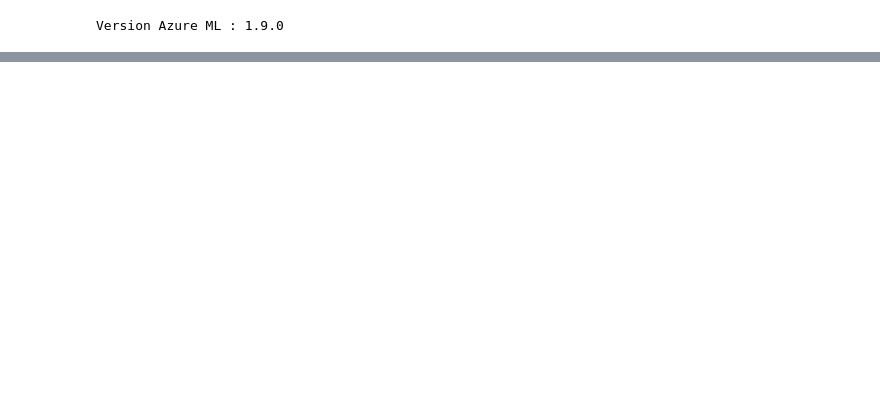
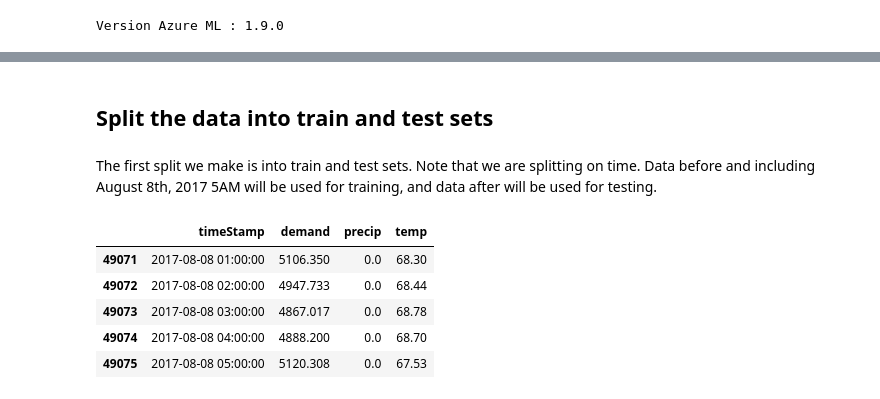
Before and after one commit to retkowsky/WorkshopAML2020, a Jupyter notebook: 4 AutoML Forecast.ipynb, the cells around one changed output, grey strips where cells are left out. Saved outputs shown, nothing was run; the diff lists cells and outputs as text; code cells hidden in the pictures; blank space fills up the shorter version.

```diff
--- a/4 AutoML Forecast.ipynb
+++ b/4 AutoML Forecast.ipynb
@@ -378,0 +99,15 @@ To produce predictions on the test set, we need to know the feature values at al
+# %% [markdown]
+## Split the data into train and test sets
+# %% [markdown]
+The first split we make is into train and test sets. Note that we are splitting on time. Data before and including August 8th, 2017 5AM will be used for training, and data after will be used for testing.
+# %%
+# split into train based on time
+train = dataset.time_before(datetime(2017, 8, 8, 5), include_boundary=True)
+train.to_pandas_dataframe().reset_index(drop=True).sort_values(time_column_name).tail(5)
+# %% [output]
+|  | timeStamp | demand | precip | temp |
+| 49071 | 2017-08-08 01:00:00 | 5106.350 | 0.0 | 68.30 |
+| 49072 | 2017-08-08 02:00:00 | 4947.733 | 0.0 | 68.44 |
+| 49073 | 2017-08-08 03:00:00 | 4867.017 | 0.0 | 68.78 |
+| 49074 | 2017-08-08 04:00:00 | 4888.200 | 0.0 | 68.70 |
+| 49075 | 2017-08-08 05:00:00 | 5120.308 | 0.0 | 67.53 |
```
Also changed, not shown: parts of 99 cells of this notebook, 13 other files.
